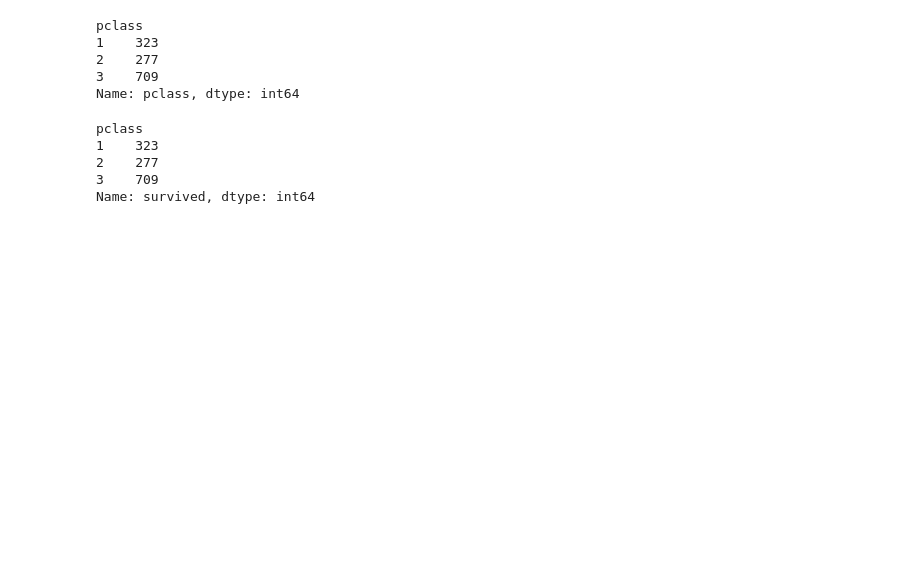
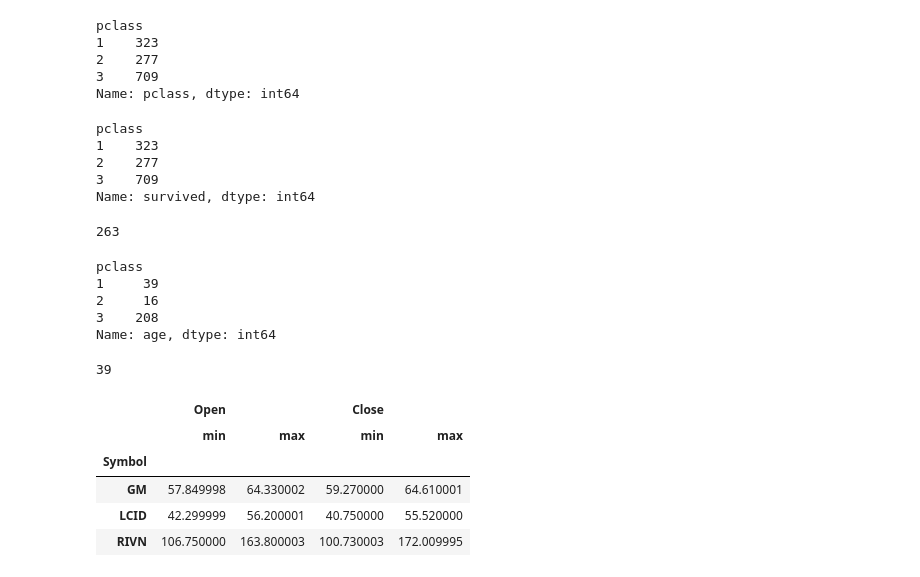
Before and after one commit to choi55j/-2023-09, a Jupyter notebook: choi/수파이썬/17강.ipynb, the cells around one changed output. Saved outputs shown, nothing was run; the diff lists cells and outputs as text; code cells hidden in the pictures; blank space fills up the shorter version.

```diff
--- a/choi/수파이썬/17강.ipynb
+++ b/choi/수파이썬/17강.ipynb
@@ -315,3 +315,30 @@ pclass
 2    277
 3    709
 Name: survived, dtype: int64
+# %%
+titanic["age"].size - titanic["age"].count()
+# %% [output]
+263
+# %%
+def su(s):
+    return s.size-s.count()
+titanic.groupby('pclass')['age'].agg(su)
+# %% [output]
+pclass
+1     39
+2     16
+3    208
+Name: age, dtype: int64
+# %%
+titanic[titanic['pclass']==1]['age'].size-titanic[titanic['pclass']==1]['age'].count()
+# %% [output]
+39
+# %%
+carstocks.groupby("Symbol").agg({"Open":["min","max"], "Close":["min","max"]})
+# %% [output]
+|  | Open |  | Close |  |
+|  | min | max | min | max |
+| Symbol |  |  |  |  |
+| GM | 57.849998 | 64.330002 | 59.270000 | 64.610001 |
+| LCID | 42.299999 | 56.200001 | 40.750000 | 55.520000 |
+| RIVN | 106.750000 | 163.800003 | 100.730003 | 172.009995 |
```
Also changed, not shown: parts of 4 cells of this notebook.
